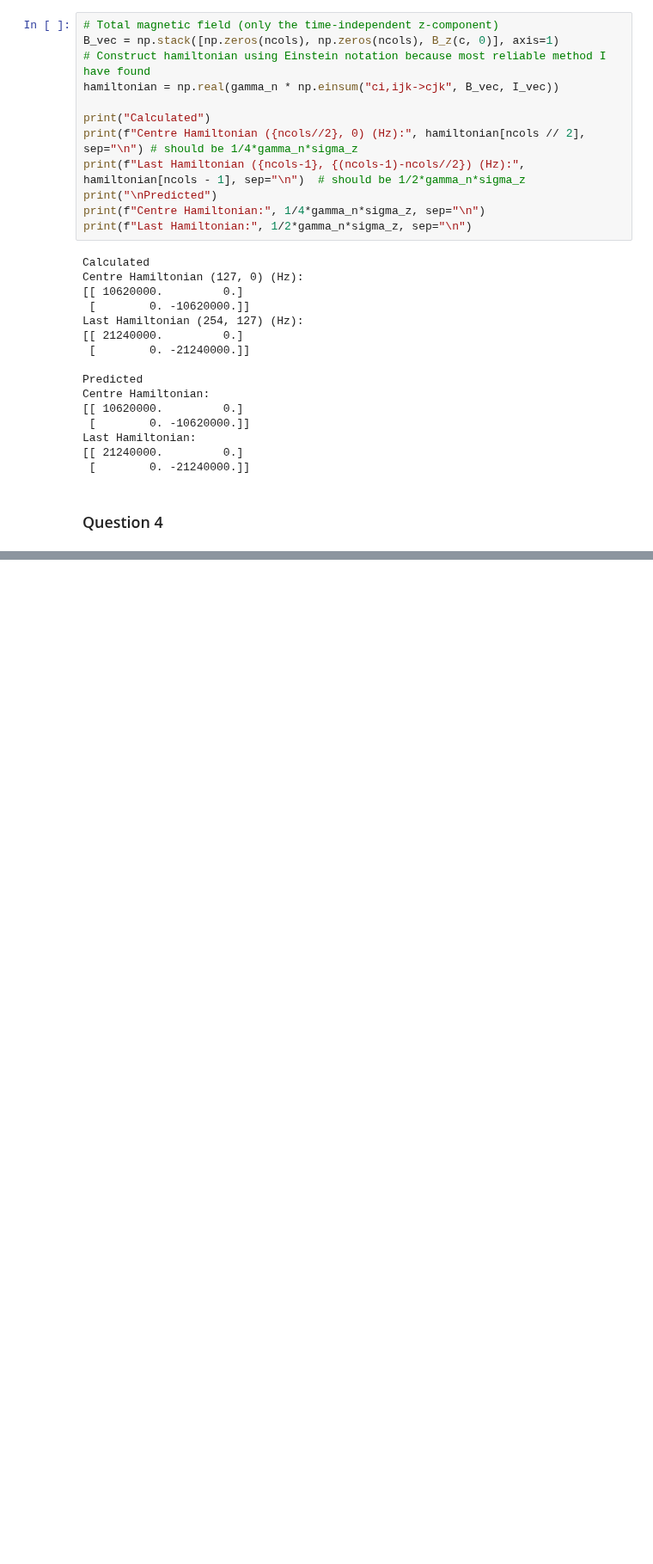
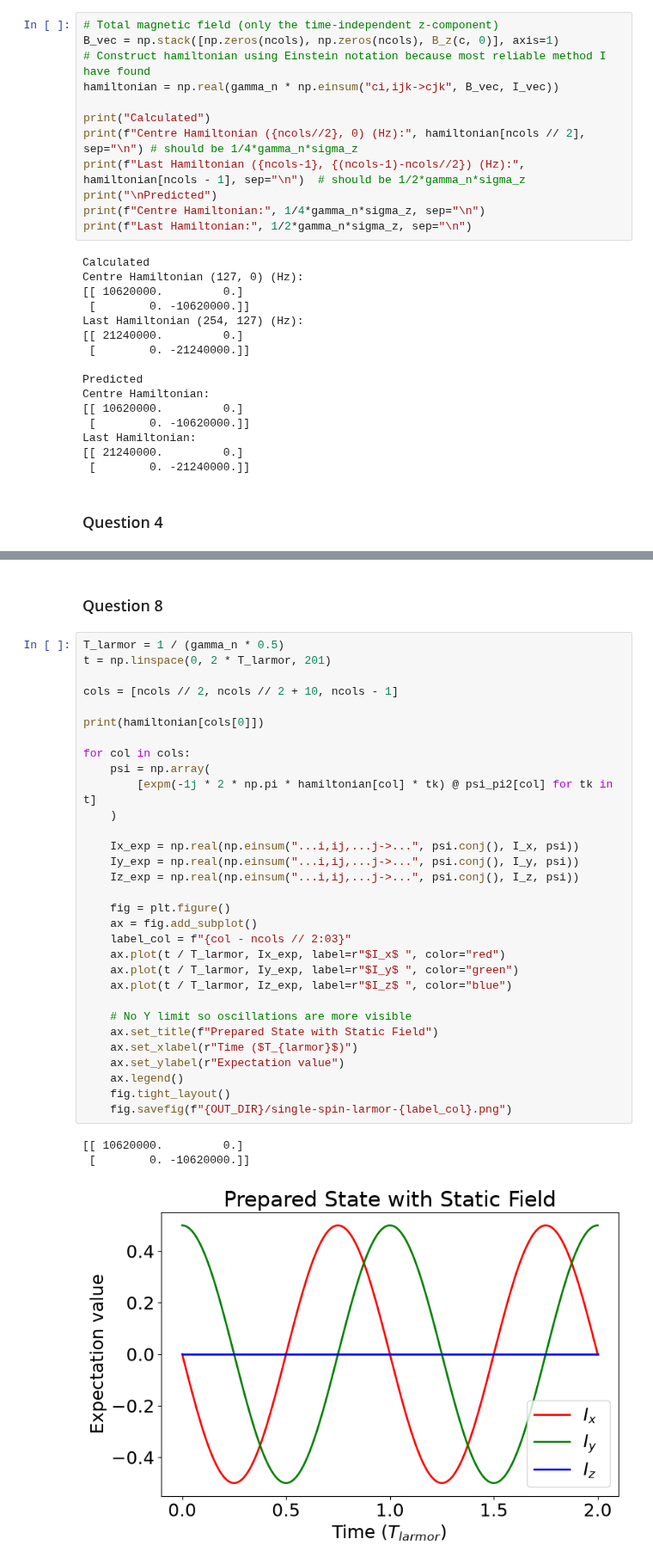
Before and after one commit to mvx-dev/notes, a Jupyter notebook: study/ELEC3705/assignment/code/src/code/assignment.ipynb, the cells around one changed output, grey strips where cells are left out. Shown at 86% size. Drawn from its saved outputs; the diff is of its cells as text; blank space fills up the shorter version.

```diff
--- a/study/ELEC3705/assignment/code/src/code/assignment.ipynb
+++ b/study/ELEC3705/assignment/code/src/code/assignment.ipynb
@@ -153,0 +241,37 @@ print(H_tilde[ncols - 1])
+# %% [markdown]
+### Question 8
+# %%
+T_larmor = 1 / (gamma_n * 0.5)
+t = np.linspace(0, 2 * T_larmor, 201)
+
+cols = [ncols // 2, ncols // 2 + 10, ncols - 1]
+
+print(hamiltonian[cols[0]])
+
+for col in cols:
+    psi = np.array(
+        [expm(-1j * 2 * np.pi * hamiltonian[col] * tk) @ psi_pi2[col] for tk in t]
+    )
+
+    Ix_exp = np.real(np.einsum("...i,ij,...j->...", psi.conj(), I_x, psi))
+    Iy_exp = np.real(np.einsum("...i,ij,...j->...", psi.conj(), I_y, psi))
+    Iz_exp = np.real(np.einsum("...i,ij,...j->...", psi.conj(), I_z, psi))
+
+    fig = plt.figure()
+    ax = fig.add_subplot()
+    label_col = f"{col - ncols // 2:03}"
+    ax.plot(t / T_larmor, Ix_exp, label=r"$I_x$ ", color="red")
+    ax.plot(t / T_larmor, Iy_exp, label=r"$I_y$ ", color="green")
+    ax.plot(t / T_larmor, Iz_exp, label=r"$I_z$ ", color="blue")
+
+    # No Y limit so oscillations are more visible
+    ax.set_title(f"Prepared State with Static Field")
+    ax.set_xlabel(r"Time ($T_{larmor}$)")
+    ax.set_ylabel(r"Expectation value")
+    ax.legend()
+    fig.tight_layout()
+    fig.savefig(f"{OUT_DIR}/single-spin-larmor-{label_col}.png")
+# %% [output]
+[[ 10620000.         0.]
+ [        0. -10620000.]]
+[figure, added]
```
Also changed, not shown: parts of 13 cells of this notebook, 12 other files.
